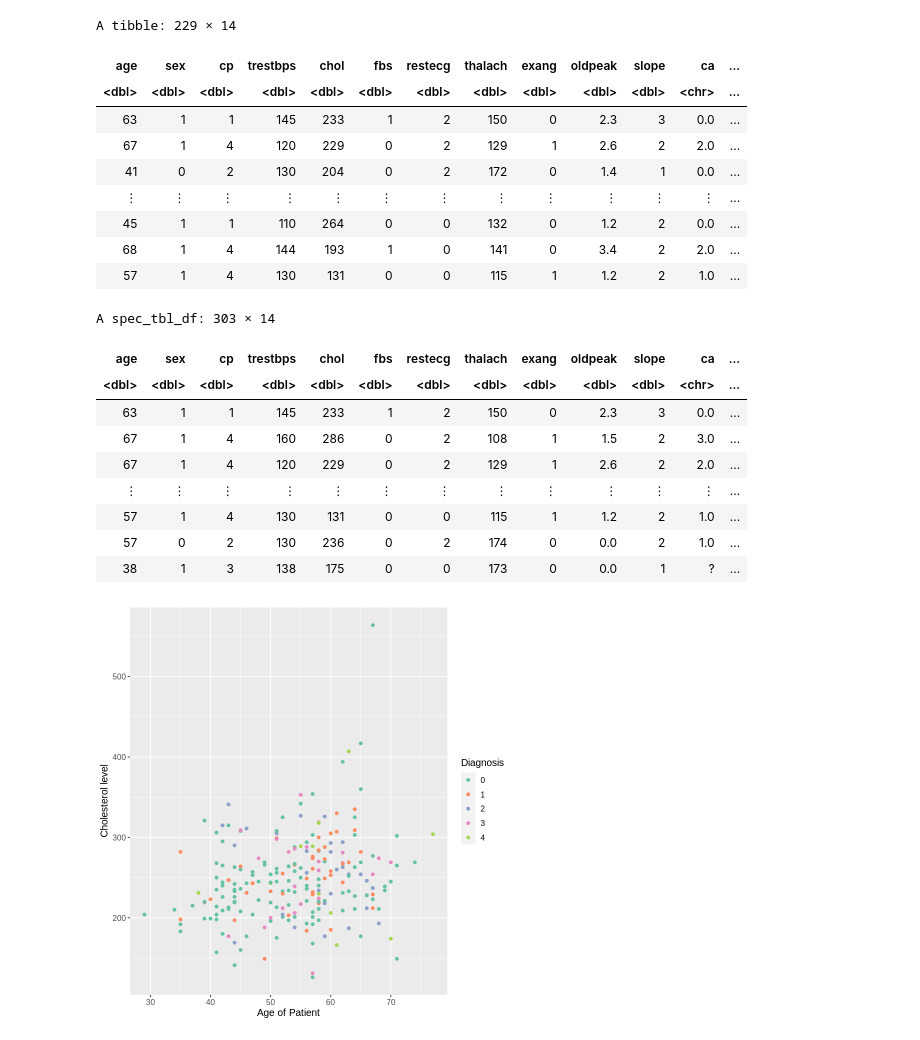
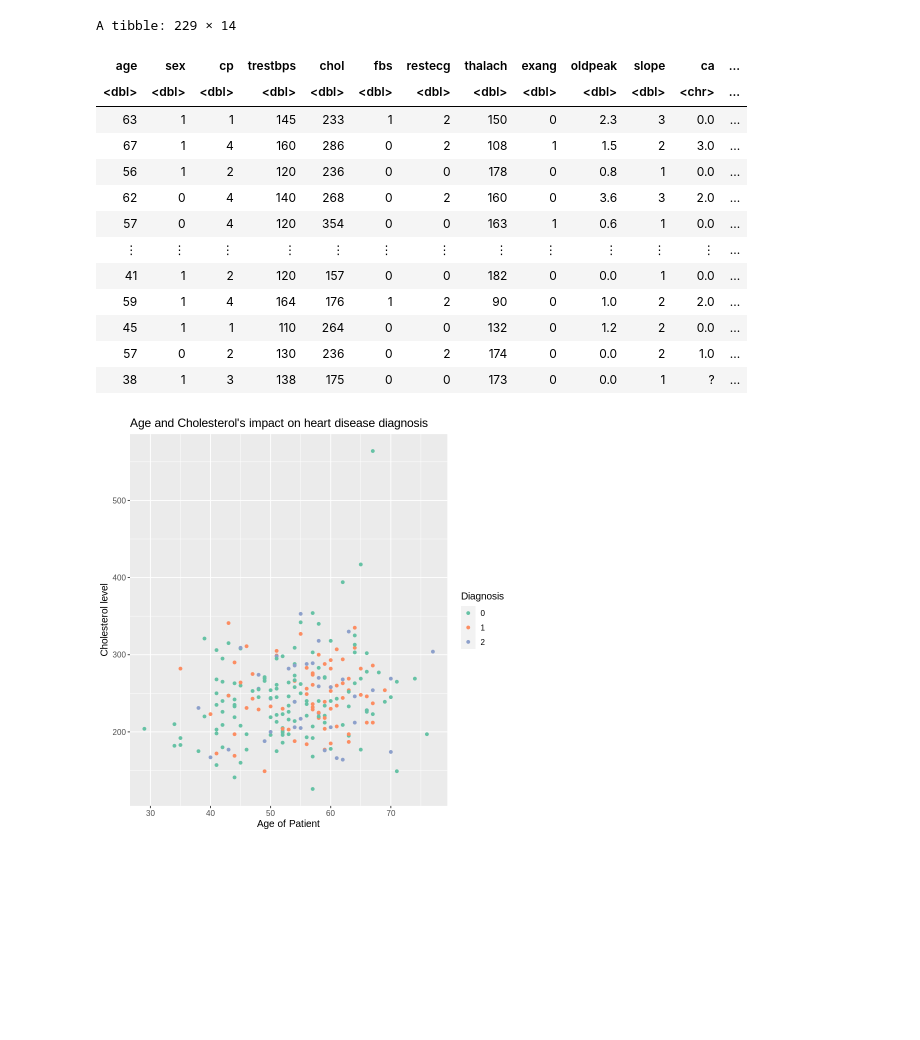
Before and after one commit to 19Lefoue/Heart_disease, a Jupyter notebook: Heart_disease.ipynb, the cells around one changed output. Saved outputs shown, nothing was run; the diff lists cells and outputs as text; code cells hidden in the pictures; blank space fills up the shorter version.

Commit message:
Modified the data and visualization
:D

```diff
--- a/Heart_disease.ipynb
+++ b/Heart_disease.ipynb
@@ -25,6 +10,7 @@ Warning message in file(filename, "r", encoding = encoding):
 “cannot open file 'tests.R': No such file or directory”
 ERROR: Error in file(filename, "r", encoding = encoding): cannot open the connection
 # %%
+#read and tidy the data
 heart_disease <- read_csv("heart_disease.data", col_names=FALSE) %>%
     rename(age = X1,
             sex = X2,
@@ -42,57 +28,60 @@ heart_disease <- read_csv("heart_disease.data", col_names=FALSE) %>%
           num = X14) %>%
     mutate(num = as_factor(num))
 
+#splitting data into training and testing dataset
 heart_disease_split <- initial_split(heart_disease, prop = 0.75, strata = num)
 disease_train <- training(heart_disease_split)
+disease_test <- testing(heart_disease_split)
+
+#grouping the num column for visualization clarity
+disease_num <- mutate(disease_train, pred = ifelse(num == 1 | num == 2, 1, ifelse(num == 3 | num == 4, 2, 0))) %>%
+               select(-num)
 
 
-heart_disease_plot<-ggplot(disease_train, aes(x = age, y = chol, color = num)) +
+#creating the scattered plot
+heart_disease_plot<-ggplot(disease_num, aes(x = age, y = chol, color = as_factor(pred))) +
 geom_point() +
 labs(x = "Age of Patient",
 y = "Cholesterol level",
 color = "Diagnosis") +
 theme(text = element_text(size = 12)) +
+ggtitle("Age and Cholesterol's impact on heart disease diagnosis")+
 scale_color_brewer(palette = "Set2")
 
-disease_train
-heart_disease
+
+
+disease_num
 heart_disease_plot
 # %% [output]
 Parsed with column specification:
 cols(
   X1 = col_double(),
   X2 = col_double(),
   X3 = col_double(),
   X4 = col_double(),
   X5 = col_double(),
   X6 = col_double(),
   X7 = col_double(),
   X8 = col_double(),
   X9 = col_double(),
   X10 = col_double(),
   X11 = col_double(),
   X12 = col_character(),
   X13 = col_character(),
   X14 = col_double()
 )
 A tibble: 229 × 14
 | age | sex | cp | trestbps | chol | fbs | restecg | thalach | exang | oldpeak | slope | ca | ... |
 | <dbl> | <dbl> | <dbl> | <dbl> | <dbl> | <dbl> | <dbl> | <dbl> | <dbl> | <dbl> | <dbl> | <chr> | ... |
 | 63 | 1 | 1 | 145 | 233 | 1 | 2 | 150 | 0 | 2.3 | 3 | 0.0 | ... |
-| 67 | 1 | 4 | 120 | 229 | 0 | 2 | 129 | 1 | 2.6 | 2 | 2.0 | ... |
-| 41 | 0 | 2 | 130 | 204 | 0 | 2 | 172 | 0 | 1.4 | 1 | 0.0 | ... |
+| 67 | 1 | 4 | 160 | 286 | 0 | 2 | 108 | 1 | 1.5 | 2 | 3.0 | ... |
+| 56 | 1 | 2 | 120 | 236 | 0 | 0 | 178 | 0 | 0.8 | 1 | 0.0 | ... |
+| 62 | 0 | 4 | 140 | 268 | 0 | 2 | 160 | 0 | 3.6 | 3 | 2.0 | ... |
+| 57 | 0 | 4 | 120 | 354 | 0 | 0 | 163 | 1 | 0.6 | 1 | 0.0 | ... |
 | ⋮ | ⋮ | ⋮ | ⋮ | ⋮ | ⋮ | ⋮ | ⋮ | ⋮ | ⋮ | ⋮ | ⋮ | ... |
+| 41 | 1 | 2 | 120 | 157 | 0 | 0 | 182 | 0 | 0.0 | 1 | 0.0 | ... |
+| 59 | 1 | 4 | 164 | 176 | 1 | 2 | 90 | 0 | 1.0 | 2 | 2.0 | ... |
 | 45 | 1 | 1 | 110 | 264 | 0 | 0 | 132 | 0 | 1.2 | 2 | 0.0 | ... |
-| 68 | 1 | 4 | 144 | 193 | 1 | 0 | 141 | 0 | 3.4 | 2 | 2.0 | ... |
-| 57 | 1 | 4 | 130 | 131 | 0 | 0 | 115 | 1 | 1.2 | 2 | 1.0 | ... |
+| 57 | 0 | 2 | 130 | 236 | 0 | 2 | 174 | 0 | 0.0 | 2 | 1.0 | ... |
+| 38 | 1 | 3 | 138 | 175 | 0 | 0 | 173 | 0 | 0.0 | 1 | ? | ... |
-A spec_tbl_df: 303 × 14
-| age | sex | cp | trestbps | chol | fbs | restecg | thalach | exang | oldpeak | slope | ca | ... |
-| <dbl> | <dbl> | <dbl> | <dbl> | <dbl> | <dbl> | <dbl> | <dbl> | <dbl> | <dbl> | <dbl> | <chr> | ... |
-| 63 | 1 | 1 | 145 | 233 | 1 | 2 | 150 | 0 | 2.3 | 3 | 0.0 | ... |
-| 67 | 1 | 4 | 160 | 286 | 0 | 2 | 108 | 1 | 1.5 | 2 | 3.0 | ... |
-| 67 | 1 | 4 | 120 | 229 | 0 | 2 | 129 | 1 | 2.6 | 2 | 2.0 | ... |
-| ⋮ | ⋮ | ⋮ | ⋮ | ⋮ | ⋮ | ⋮ | ⋮ | ⋮ | ⋮ | ⋮ | ⋮ | ... |
-| 57 | 1 | 4 | 130 | 131 | 0 | 0 | 115 | 1 | 1.2 | 2 | 1.0 | ... |
-| 57 | 0 | 2 | 130 | 236 | 0 | 2 | 174 | 0 | 0.0 | 2 | 1.0 | ... |
-| 38 | 1 | 3 | 138 | 175 | 0 | 0 | 173 | 0 | 0.0 | 1 | ? | ... |
-[figure, old version]
+[figure, new version]
```
Also changed, not shown: parts of 1 cell of this notebook.
